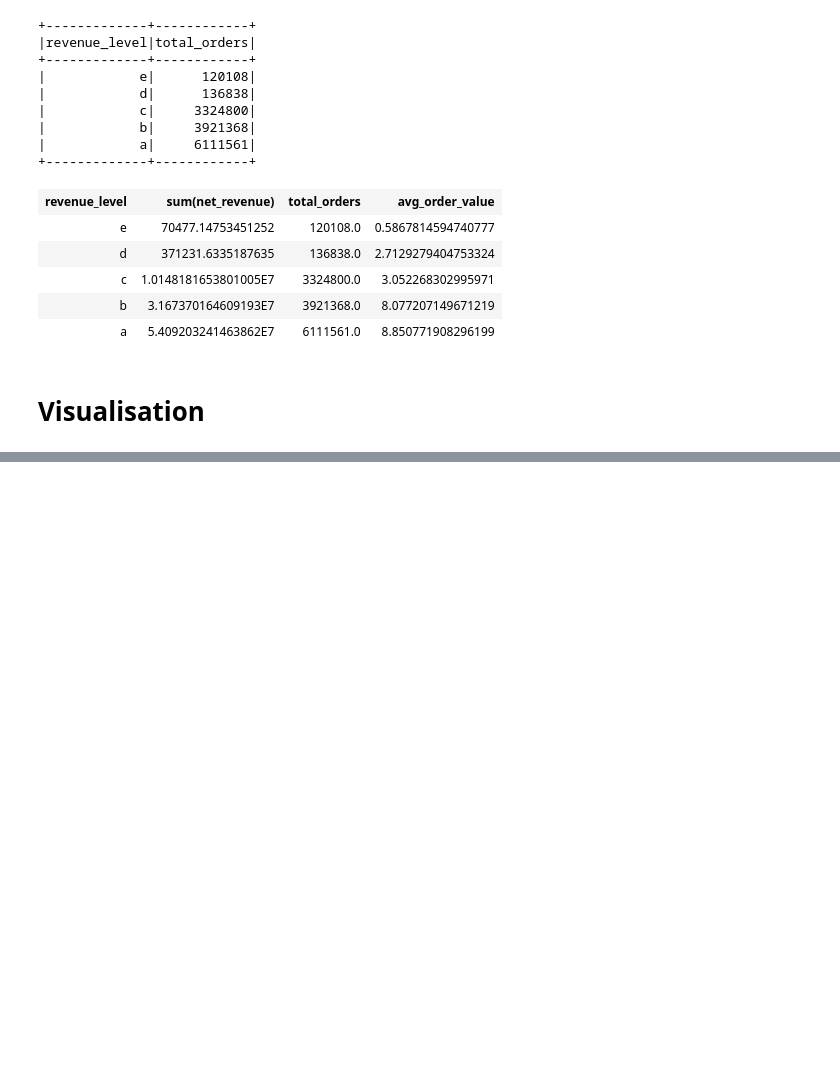
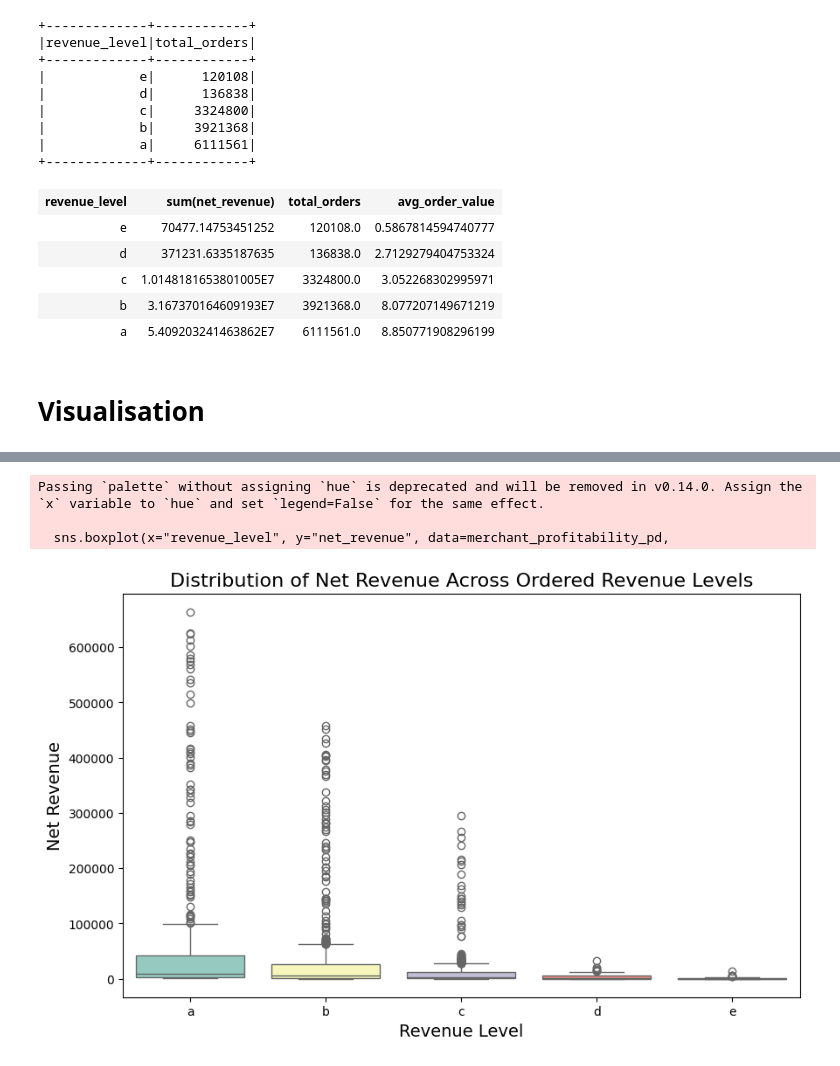
Before and after one commit to MAST30034-AppliedDataScience/project-2-group-buy-now-pay-later-industry-project-9, a Jupyter notebook: notebooks/ETL_pipeline.ipynb, the cells around one changed output, grey strips where cells are left out. Drawn from its saved outputs; the diff is of its cells as text; code cells hidden in the pictures; blank space fills up the shorter version.

```diff
--- a/notebooks/ETL_pipeline.ipynb
+++ b/notebooks/ETL_pipeline.ipynb
@@ -571,0 +608,33 @@ average_order_value
+# %%
+import matplotlib.pyplot as plt
+import seaborn as sns
+import pandas as pd
+
+# Convert the Spark DataFrame to Pandas for visualization
+merchant_profitability_pd = merchant_profitability.select("revenue_level", "net_revenue").toPandas()
+
+# Ensure that the revenue levels are ordered from 'a' to 'e'
+ordered_levels = ['a', 'b', 'c', 'd', 'e']
+merchant_profitability_pd['revenue_level'] = pd.Categorical(merchant_profitability_pd['revenue_level'],
+                                                           categories=ordered_levels,
+                                                           ordered=True)
+
+# Set the size of the plot
+plt.figure(figsize=(10, 6))
+
+# Create the box plot using seaborn with the specified order
+sns.boxplot(x="revenue_level", y="net_revenue", data=merchant_profitability_pd,
+            palette="Set3", order=ordered_levels)
+
+# Set the plot's title and labels
+plt.title("Distribution of Net Revenue Across Ordered Revenue Levels", fontsize=16)
+plt.xlabel("Revenue Level", fontsize=14)
+plt.ylabel("Net Revenue", fontsize=14)
+
+# Show the plot
+plt.show()
+# %% [output]
+Passing `palette` without assigning `hue` is deprecated and will be removed in v0.14.0. Assign the `x` variable to `hue` and set `legend=False` for the same effect.
+
+  sns.boxplot(x="revenue_level", y="net_revenue", data=merchant_profitability_pd,
+[figure, added]
```
Also changed, not shown: parts of 12 cells of this notebook.
